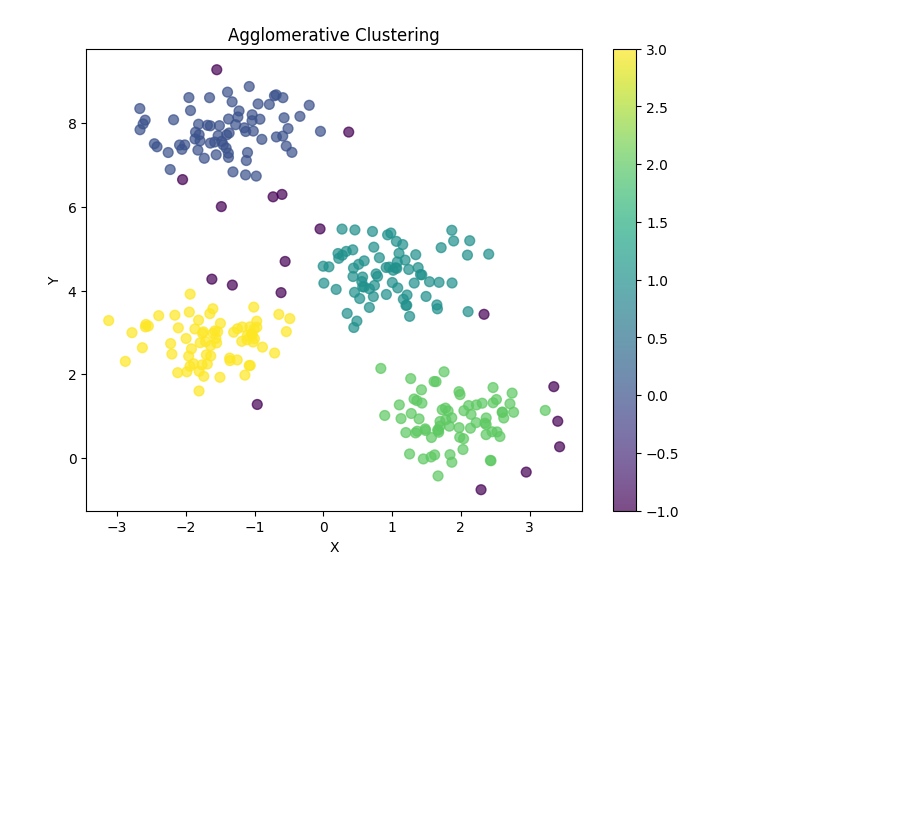
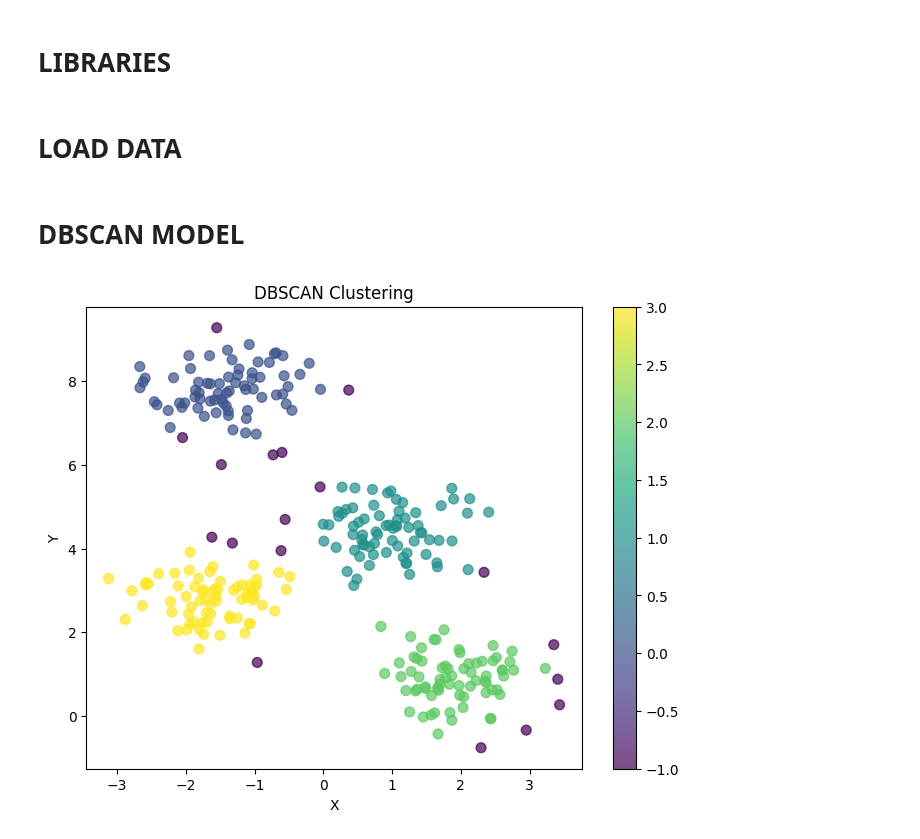
Before and after one commit to HEMANTHKUMARANNAM/ML-PROGRAMS-212CSE2304, a Jupyter notebook: 10_DBSCAN_clustering/dbscan.ipynb, the cells around one changed output. Cells and saved outputs as stored; diff of their text form; code cells hidden in the pictures; blank space fills up the shorter version.

```diff
--- a/10_DBSCAN_clustering/dbscan.ipynb
+++ b/10_DBSCAN_clustering/dbscan.ipynb
@@ -1,5 +1,9 @@
+# %% [markdown]
+# LIBRARIES
 # %%
 import numpy as np
 import matplotlib.pyplot as plt
 from sklearn.cluster import DBSCAN
 import pandas as pd
+# %% [markdown]
+# LOAD DATA
@@ -6,23 +16,21 @@ import pandas as pd
+# %% [markdown]
+# DBSCAN MODEL
 # %%
-# Load data from CSV file
-data = pd.read_csv('sample_data.csv')
 
-# Extract X and Y coordinates from DataFrame
-X = data[['X', 'Y']].values
 
 # Creating agglomerative clustering object
 agg_cluster = DBSCAN(eps=0.5, min_samples=5)
 
 # Fit the model to the data
 agg_cluster.fit(X)
 
 # Plotting the clusters
 plt.figure(figsize=(8, 6))
 plt.scatter(X[:,0], X[:,1], c=agg_cluster.labels_, cmap='viridis', s=50, alpha=0.7)
-plt.title('Agglomerative Clustering')
+plt.title('DBSCAN Clustering')
 plt.xlabel('X')
 plt.ylabel('Y')
 plt.colorbar()
 plt.show()
 # %% [output]
-[figure, old version]
+[figure, new version]
```
Also changed, not shown: parts of 1 cell of this notebook, 4 other files.
